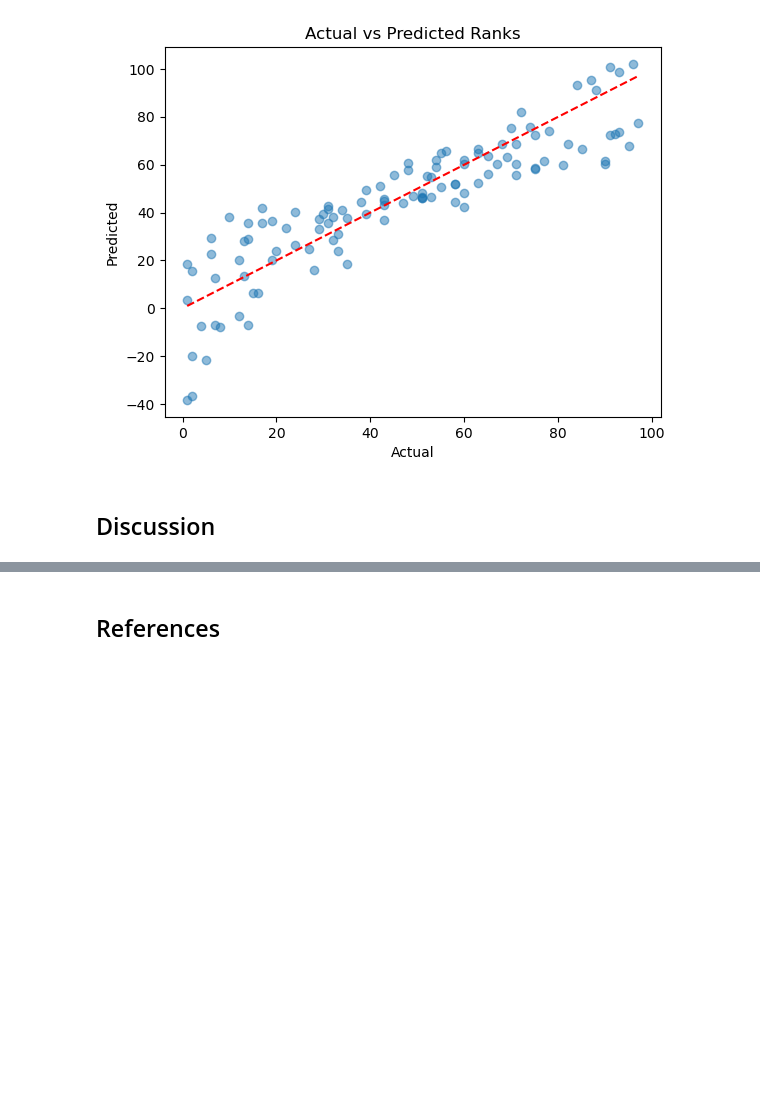
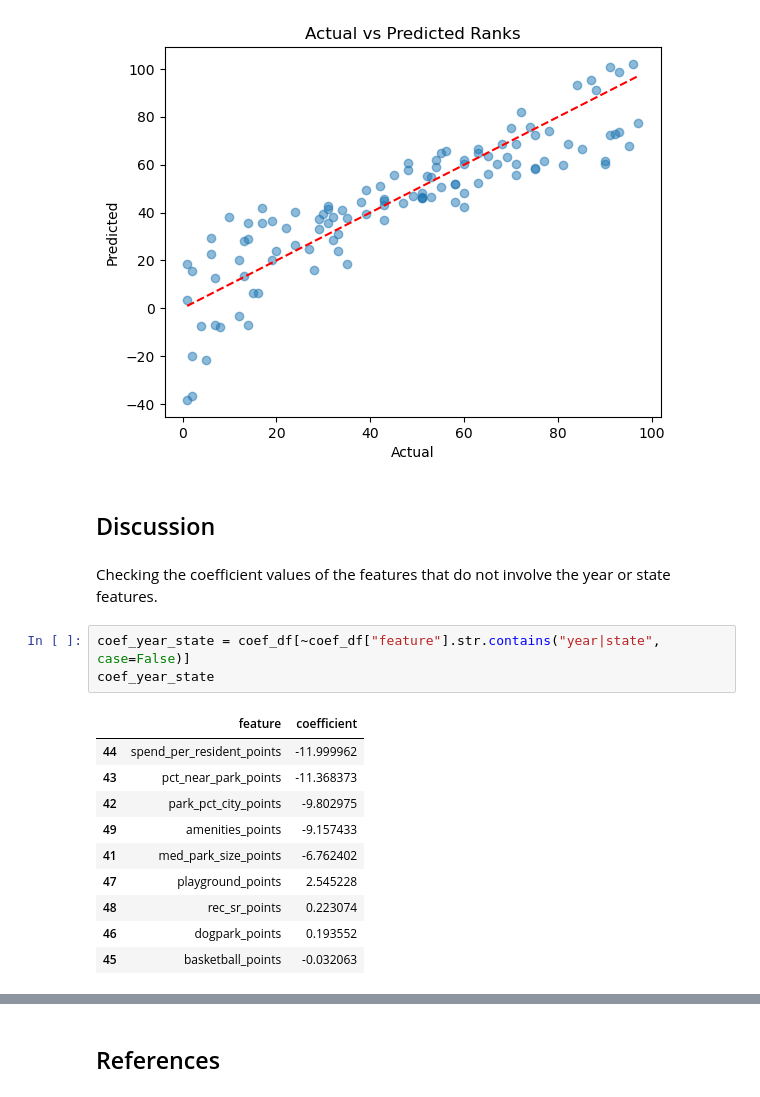
Before and after one commit to UBC-DSCI-310-2025W2/dsci-310-group-08, a Jupyter notebook: notebooks/parks_analysis.ipynb, the cells around one changed output, grey strips where cells are left out. Drawn from its saved outputs; the diff is of its cells as text; blank space fills up the shorter version.

```diff
--- a/notebooks/parks_analysis.ipynb
+++ b/notebooks/parks_analysis.ipynb
@@ -440,4 +440,20 @@ plt.title('Actual vs Predicted Ranks');
 [figure]
 # %% [markdown]
 ## Discussion
+# %% [markdown]
+Checking the coefficient values of the features that do not involve the year or state features.
+# %%
+coef_year_state = coef_df[~coef_df["feature"].str.contains("year|state", case=False)]
+coef_year_state
+# %% [output]
+|  | feature | coefficient |
+| 44 | spend_per_resident_points | -11.999962 |
+| 43 | pct_near_park_points | -11.368373 |
+| 42 | park_pct_city_points | -9.802975 |
+| 49 | amenities_points | -9.157433 |
+| 41 | med_park_size_points | -6.762402 |
+| 47 | playground_points | 2.545228 |
+| 48 | rec_sr_points | 0.223074 |
+| 46 | dogpark_points | 0.193552 |
+| 45 | basketball_points | -0.032063 |
 # %% [markdown]
```
Also changed, not shown: parts of 1 cell of this notebook.
